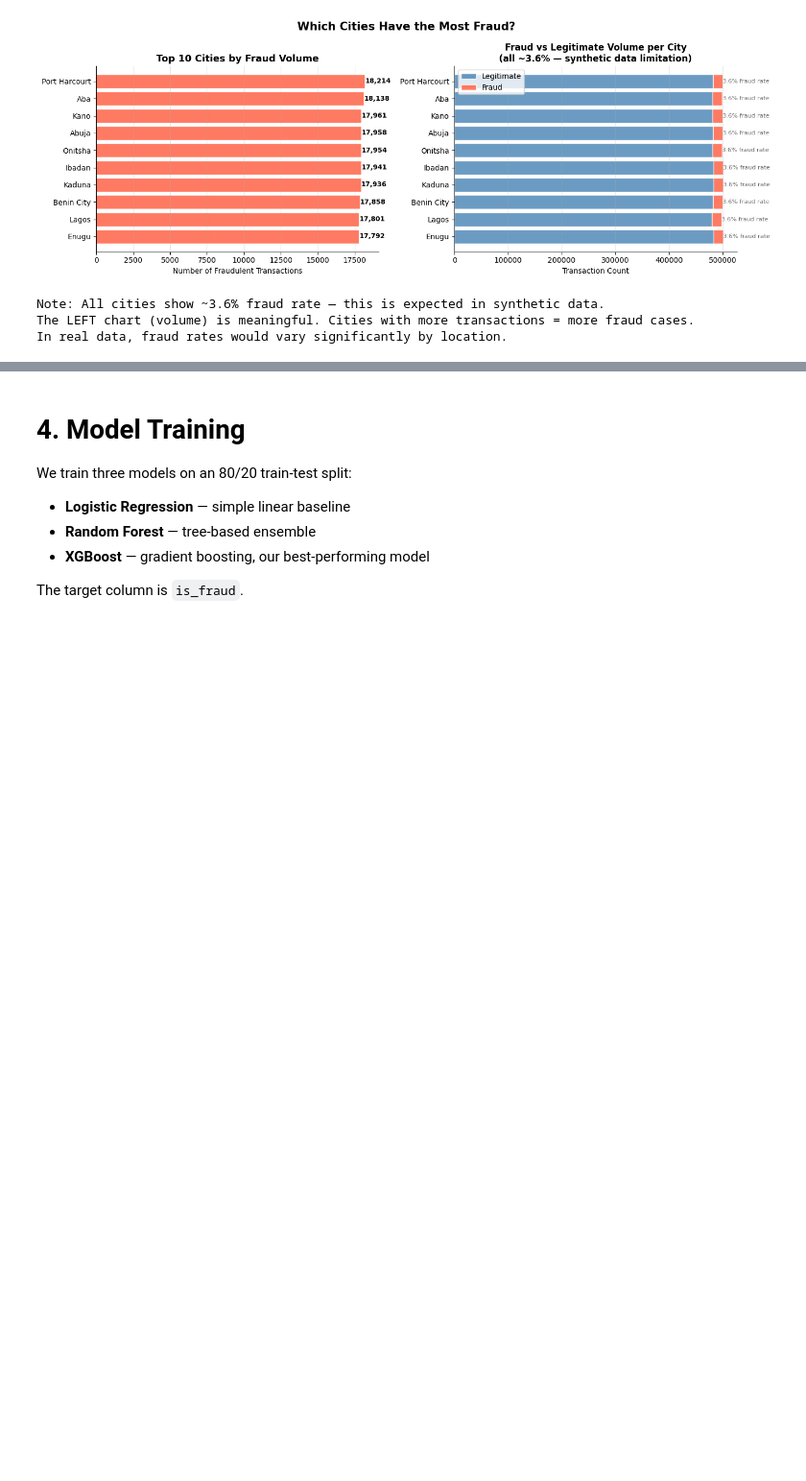
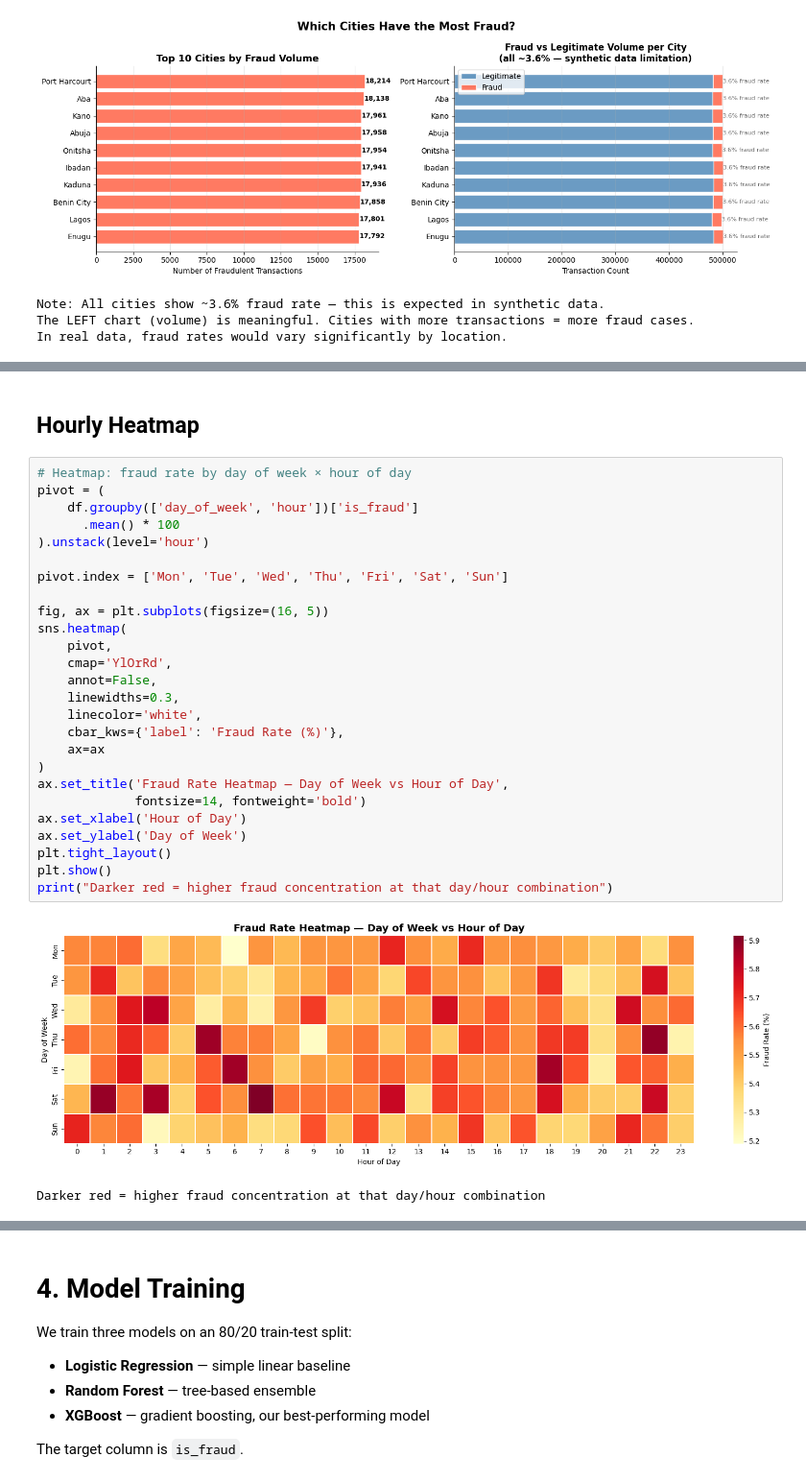
Before and after one commit to Dalin-2000/fraud-detector, a Jupyter notebook: notebooks/Fraud_Detection.ipynb, the cells around one changed output, grey strips where cells are left out. Shown at 96% size. Drawn from its saved outputs; the diff is of its cells as text; blank space fills up the shorter version.

```diff
--- a/notebooks/Fraud_Detection.ipynb
+++ b/notebooks/Fraud_Detection.ipynb
@@ -768,0 +839,31 @@ In real data, fraud rates would vary significantly by location.
+# %% [markdown]
+## Hourly Heatmap
+# %%
+# Heatmap: fraud rate by day of week × hour of day
+pivot = (
+    df.groupby(['day_of_week', 'hour'])['is_fraud']
+      .mean() * 100
+).unstack(level='hour')
+
+pivot.index = ['Mon', 'Tue', 'Wed', 'Thu', 'Fri', 'Sat', 'Sun']
+
+fig, ax = plt.subplots(figsize=(16, 5))
+sns.heatmap(
+    pivot,
+    cmap='YlOrRd',
+    annot=False,
+    linewidths=0.3,
+    linecolor='white',
+    cbar_kws={'label': 'Fraud Rate (%)'},
+    ax=ax
+)
+ax.set_title('Fraud Rate Heatmap — Day of Week vs Hour of Day',
+             fontsize=14, fontweight='bold')
+ax.set_xlabel('Hour of Day')
+ax.set_ylabel('Day of Week')
+plt.tight_layout()
+plt.show()
+print("Darker red = higher fraud concentration at that day/hour combination")
+# %% [output]
+[figure, added]
+Darker red = higher fraud concentration at that day/hour combination
```
Also changed, not shown: parts of 12 cells of this notebook.
